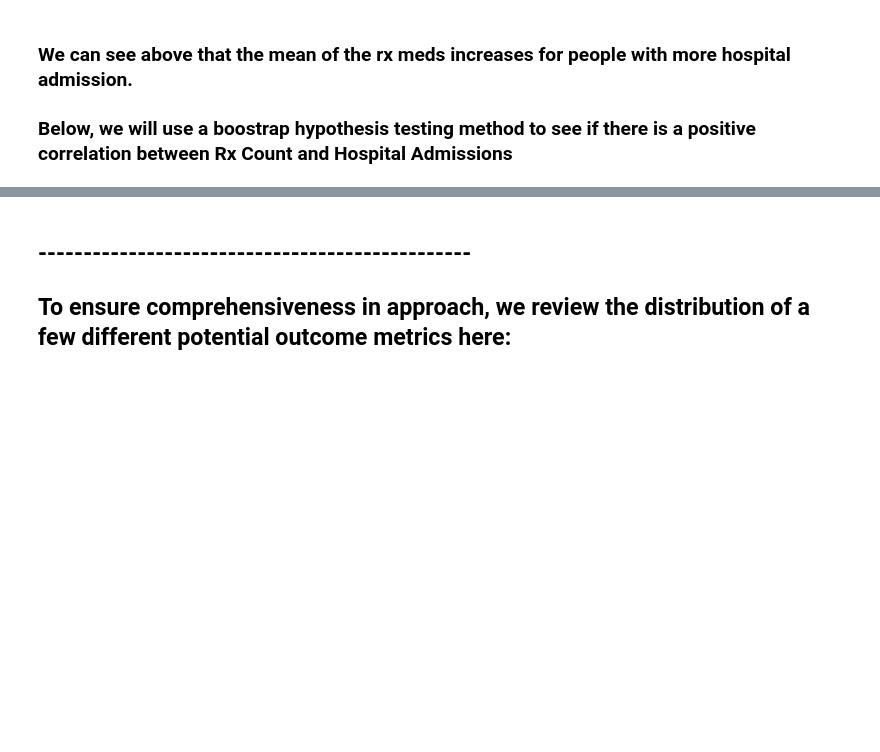
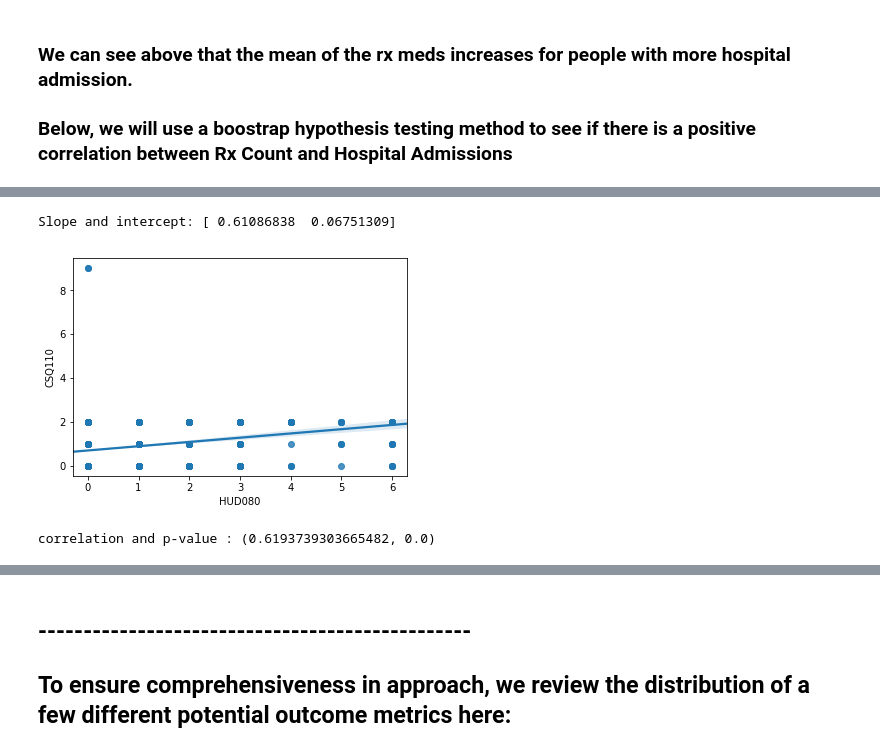
Before and after one commit to azadmehr/Capstone, a Jupyter notebook: Healthcare Data_Project.ipynb, the cells around one changed output, grey strips where cells are left out. Cells and saved outputs as stored; diff of their text form; code cells hidden in the pictures; blank space fills up the shorter version.

```diff
--- a/Healthcare Data_Project.ipynb
+++ b/Healthcare Data_Project.ipynb
@@ -149,0 +2087,14 @@ Slope and intercept: [ 1.40313303  1.20316972]
+# %%
+dataForBootstrap = data[['MCQ220', 'CSQ110']]
+dataForBootstrap = dataForBootstrap.dropna(axis=0,how='any')
+dataForBootstrap = dataForBootstrap.reset_index(drop=True)
+Cancer = dataForBootstrap['MCQ220']
+TasteMouth = dataForBootstrap['CSQ110']
+print('Slope and intercept:', np.polyfit(Cancer,TasteMouth,1))
+sns.regplot(x=Admissions, y=TasteMouth, data=data)
+plt.show()
+print ('correlation and p-value :',scipy.stats.pearsonr(Cancer, TasteMouth))
+# %% [output]
+Slope and intercept: [ 0.61086838  0.06751309]
+[figure, added]
+correlation and p-value : (0.6193739303665482, 0.0)
```
Also changed, not shown: parts of 31 cells of this notebook.
